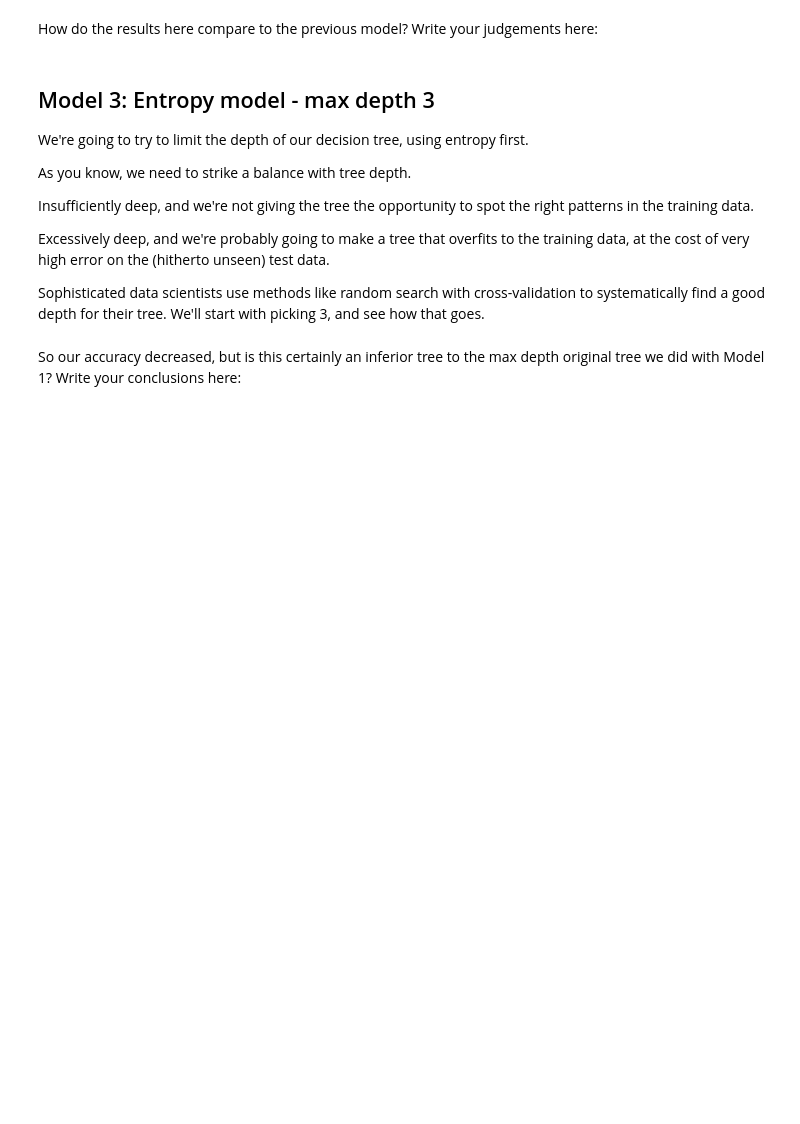
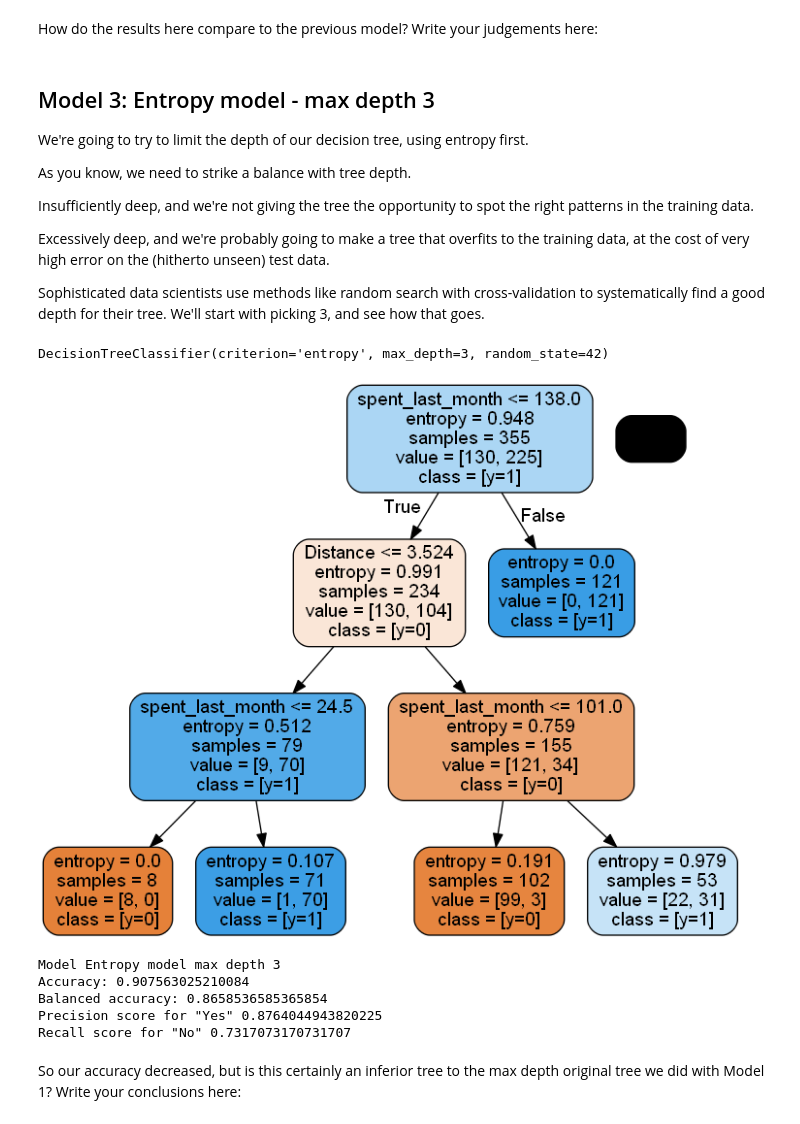
Before and after one commit to ChadDelany/Case_Study-Decision_Tree, a Jupyter notebook: Springboard Decision Tree Specialty Coffee Case Study - Tier 3.ipynb, the cells around one changed output. Drawn from its saved outputs; the diff is of its cells as text; code cells hidden in the pictures; blank space fills up the shorter version.

```diff
--- a/Springboard Decision Tree Specialty Coffee Case Study - Tier 3.ipynb
+++ b/Springboard Decision Tree Specialty Coffee Case Study - Tier 3.ipynb
@@ -506,10 +496,66 @@ _ _ _
+# %%
+# Made a model as before, but call it entr_model2, and make the max_depth parameter equal to 3.
+# Execute the fitting, predicting, and Series operations as before
+# Declare a variable called entr_model and use tree.DecisionTreeClassifier.
+entr_model2 = tree.DecisionTreeClassifier(criterion='entropy', random_state=42, max_depth=3)
+
+# Call fit() on entr_model
+entr_model2.fit(X_train, y_train)
+
+# Call predict() on entr_model with X_test passed to it, and assign the result to a variable y_pred
+y_pred = entr_model2.predict(X_test)
+
+# Call Series on our y_pred variable with the following: pd.Series(y_pred)
+y_pred = pd.Series(y_pred)
+
+# Check out entr_model
+entr_model2
+# %% [output]
+DecisionTreeClassifier(criterion='entropy', max_depth=3, random_state=42)
+# %%
+# https://naysan.ca/2019/11/26/visualize-a-decision-tree-with-sklearn/
+# Now we want to visualize the tree
+dotfile = StringIO()
+
+# We can do so with export_graphviz
+tree.export_graphviz(
+    entr_model2,
+    out_file        = dotfile,
+    feature_names   = X.columns,
+    class_names     = ['[y=0]', '[y=1]'], # Ascending numerical order
+    filled          = True,
+    rounded         = True
+)
+
+# Alternatively for class_names use entr_model.classes_
+graph = pydotplus.graph_from_dot_data(dotfile.getvalue())
+graph.write_png("tree_entropy2.png")
+
+
+out_file = tree.export_graphviz(
+    entr_model2,
+    feature_names   = X.columns,
+    class_names     = ['[y=0]', '[y=1]'],# Ascending numerical order
+    filled          = True,
+    rounded         = True
+)
+graph = pydotplus.graph_from_dot_data(out_file)
+Image(graph.create_png())
+# %% [output]
+[figure, added]
 # %%
 # Run this block for model evaluation
 print("Model Entropy model max depth 3")
 print("Accuracy:", metrics.accuracy_score(y_test,y_pred))
 print("Balanced accuracy:", metrics.balanced_accuracy_score(y_test,y_pred))
-print('Precision score for "Yes"' , metrics.precision_score(y_test,y_pred, pos_label = "YES"))
-print('Recall score for "No"' , metrics.recall_score(y_test,y_pred, pos_label = "NO"))
+print('Precision score for "Yes"' , metrics.precision_score(y_test,y_pred, pos_label = "Yes"))
+print('Recall score for "No"' , metrics.recall_score(y_test,y_pred, pos_label = "No"))
+# %% [output]
+Model Entropy model max depth 3
+Accuracy: 0.907563025210084
+Balanced accuracy: 0.8658536585365854
+Precision score for "Yes" 0.8764044943820225
+Recall score for "No" 0.7317073170731707
 # %% [markdown]
 So our accuracy decreased, but is this certainly an inferior tree to the max depth original tree we did with Model 1? Write your conclusions here:
 # %% [markdown]
```
Also changed, not shown: parts of 7 cells of this notebook, 2 other files.
